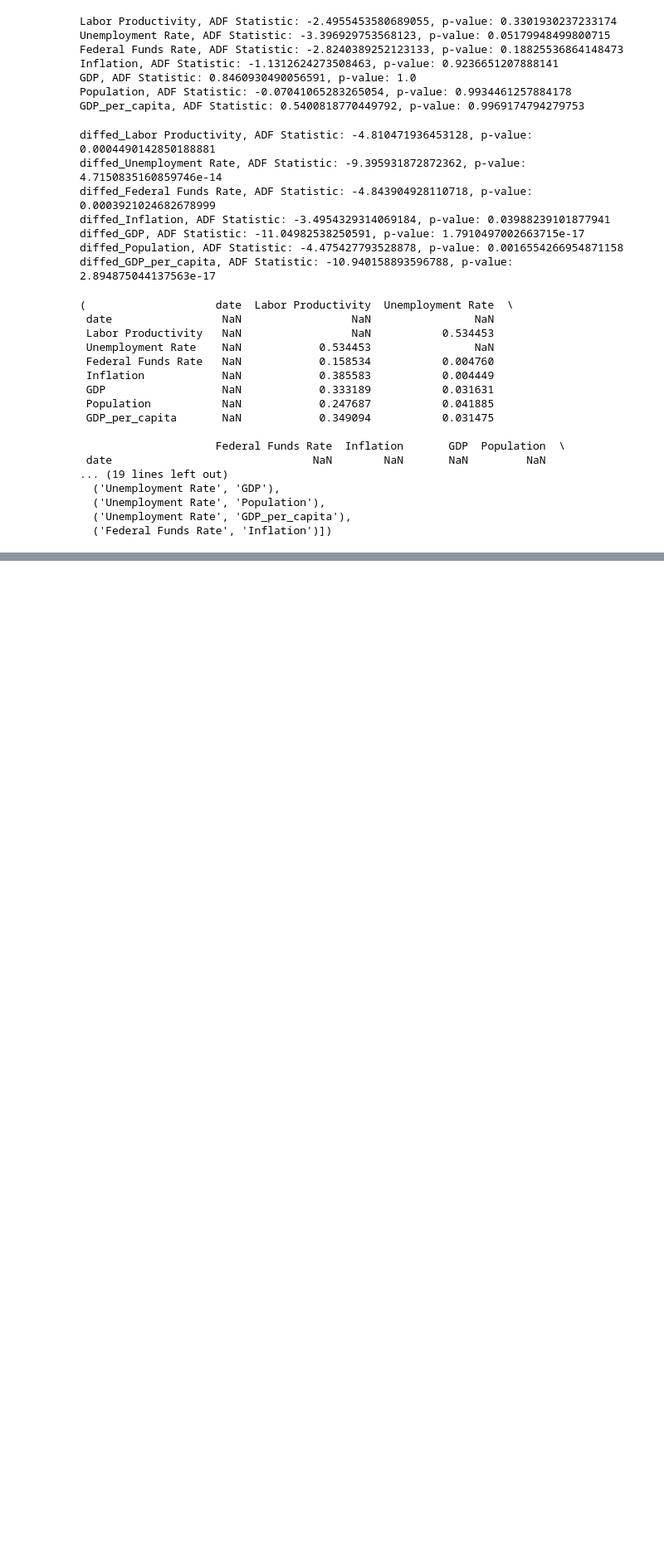
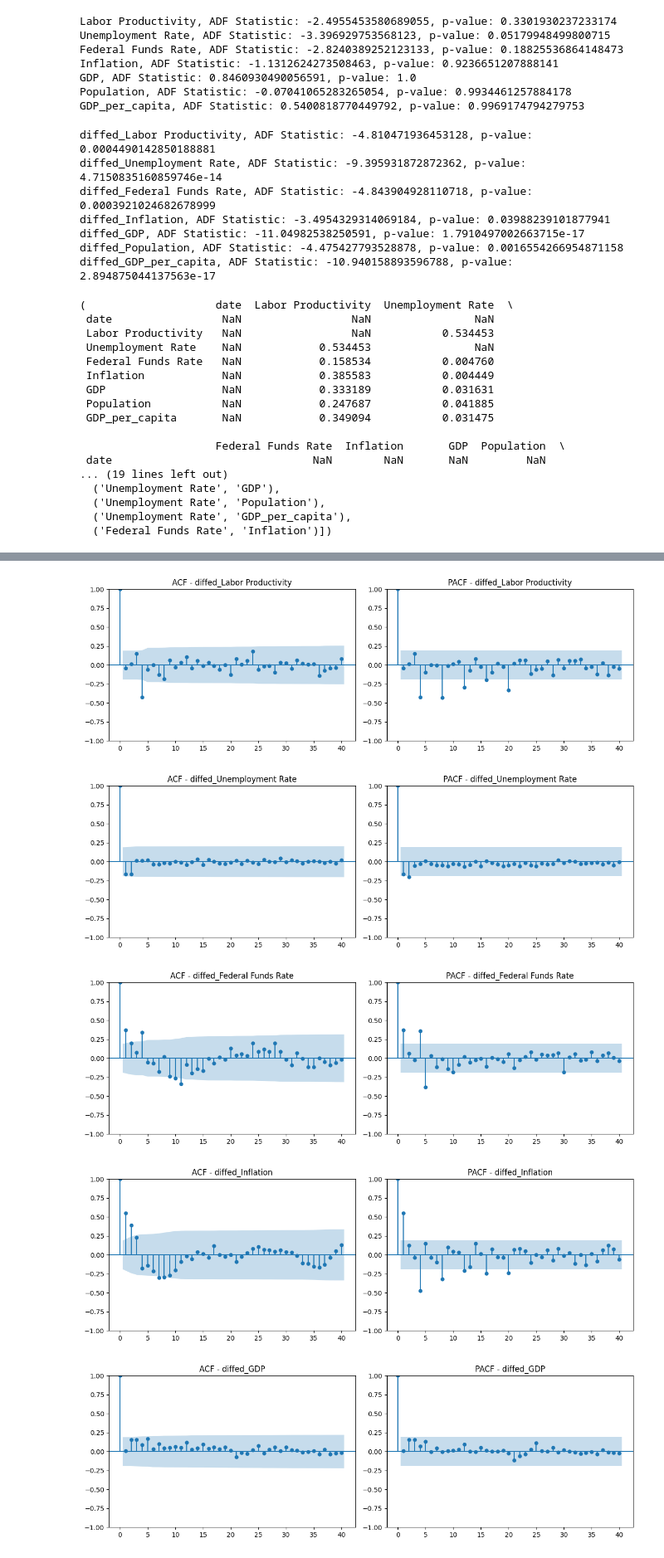
Before and after one commit to SimonasArliukas/Simonas-Portfolio, a Jupyter notebook: Macro_factors_effecting_GDP/Notebooks/EDA.ipynb, the cells around one changed output, grey strips where cells are left out. Shown at 83% size. Cells and saved outputs as stored; diff of their text form; code cells hidden in the pictures; blank space fills up the shorter version.

Commit message:
Computing ACF and PACF and correlations

```diff
--- a/Macro_factors_effecting_GDP/Notebooks/EDA.ipynb
+++ b/Macro_factors_effecting_GDP/Notebooks/EDA.ipynb
@@ -111,0 +129,19 @@ cointegration(data)
+# %%
+for column in Differenced_data.columns:
+
+    fig, axes = plt.subplots(1, 2, figsize=(12, 4))
+
+    plot_acf(Differenced_data[column].dropna(), ax=axes[0], lags=40)
+    axes[0].set_title(f"ACF - {column}")
+
+    plot_pacf(Differenced_data[column].dropna(), ax=axes[1], lags=40, method="ywm")
+    axes[1].set_title(f"PACF - {column}")
+
+    plt.tight_layout()
+    plt.show()
+# %% [output]
+[figure, added]
+[figure, added]
+[figure, added]
+[figure, added]
+[figure, added]
```
Also changed, not shown: parts of 4 cells of this notebook, 1 other file.
